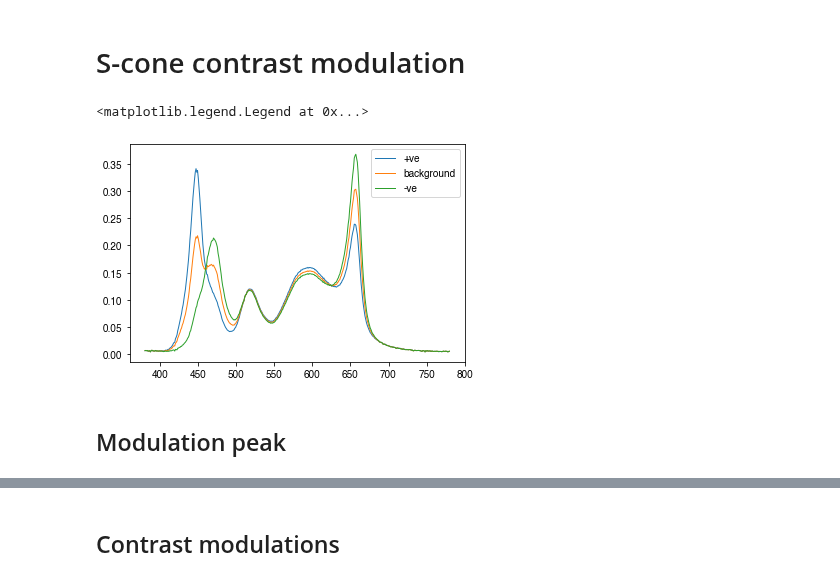
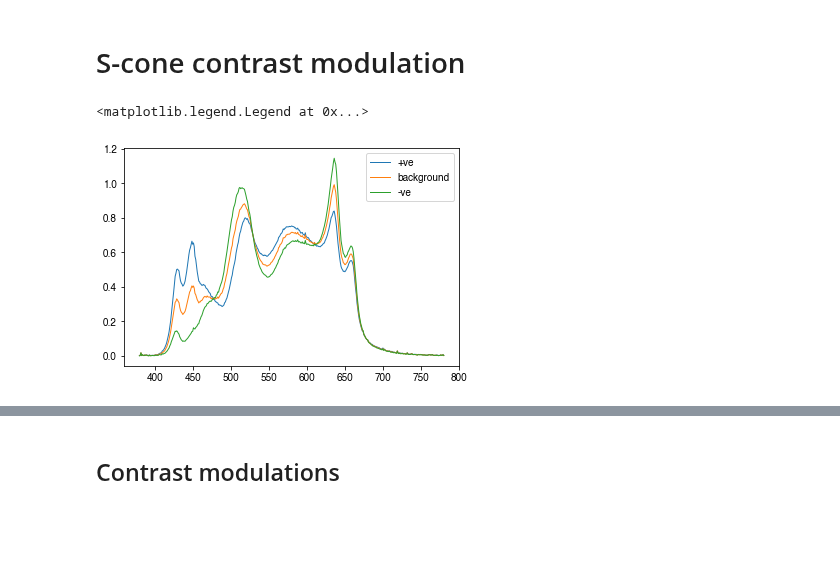
Before and after one commit to PySilentSubstitution/pysilsub, a Jupyter notebook: notebooks/nonlinear_linalg_contrast_example.ipynb, the cells around one changed output, grey strips where cells are left out. Cells and saved outputs as stored; diff of their text form; code cells hidden in the pictures; blank space fills up the shorter version.

Commit message:
Add package data /JTM

```diff
--- a/notebooks/nonlinear_linalg_contrast_example.ipynb
+++ b/notebooks/nonlinear_linalg_contrast_example.ipynb
@@ -63,0 +26,23 @@ Bounds: [(0.0, 1.0), (0.0, 1.0), (0.0, 1.0), (0.0, 1.0), (0.0, 1.0)]
+# %%
+# Load the calibration data
+spds = (pd.read_csv(
+    '../data/STLAB_Bin/data2/STLAB_1_jaz_visible.csv',
+    index_col=['Primary', 'Setting'])
+        .sort_index())
+spds = spds.div(spds.max(axis=0).max())
+spds.columns = spds.columns.astype('int')
+
+ssp = SSP(
+    resolutions=[4095]*10,  # 10 12-bit primaries
+    colors=get_led_colors(),  # Colors of the LEDs
+    spds=spds,  # The calibration data
+    wavelengths=[380, 781, 1],  # SPD wavelength binwidth
+    ignore=['R'],  # Ignore rods
+    silence=['M', 'L', 'I'],  # Silence S-, M-, and L-cones
+    isolate=['S'],  # Isolate melanopsin
+    target_contrast=2.,  # Aim for 250% contrast
+    name='STLAB_1', # Description of device
+    background=[.5]*10
+)
+
+spd_fig = ssp.plot_spds(norm=False)
@@ -64,6 +73,6 @@ Bounds: [(0.0, 1.0), (0.0, 1.0), (0.0, 1.0), (0.0, 1.0), (0.0, 1.0)]
 # %%
 # Target contrast vals for modulation
-contrast_waveform = sinusoid_modulation(f=1, duration=1, Fs=50) * 1.
+contrast_waveform = sinusoid_modulation(f=1, duration=1, Fs=50)
 plt.plot(contrast_waveform)
 peak = np.argmax(contrast_waveform)
 trough = np.argmin(contrast_waveform)
@@ -77,15 +86,13 @@ S-cone contrast modulation
 ==========================
 # %%
 # Calcualte modulation spectra for S-cone modulation
-contrast_mods = [ssp.linalg_solve([tc, 0, 0, 0]) for tc in target_contrasts]
+target_contrast = 3.5
+contrast_mods = [ssp.linalg_solve([tc, 0, 0, 0]) for tc in target_contrasts*target_contrast]
 
 plt.plot(ssp.predict_multiprimary_spd(contrast_mods[0]), lw=1, label='+ve')
 plt.plot(ssp.predict_multiprimary_spd(ssp.background), lw=1, label='background')
 plt.plot(ssp.predict_multiprimary_spd(contrast_mods[-1]), lw=1, label='-ve')
 plt.legend()
 # %% [output]
 <matplotlib.legend.Legend at 0x...>
-[figure, old version]
+[figure, new version]
-# %% [markdown]
-Modulation peak
----------------
```
Also changed, not shown: parts of 21 cells of this notebook, 33 other files.
